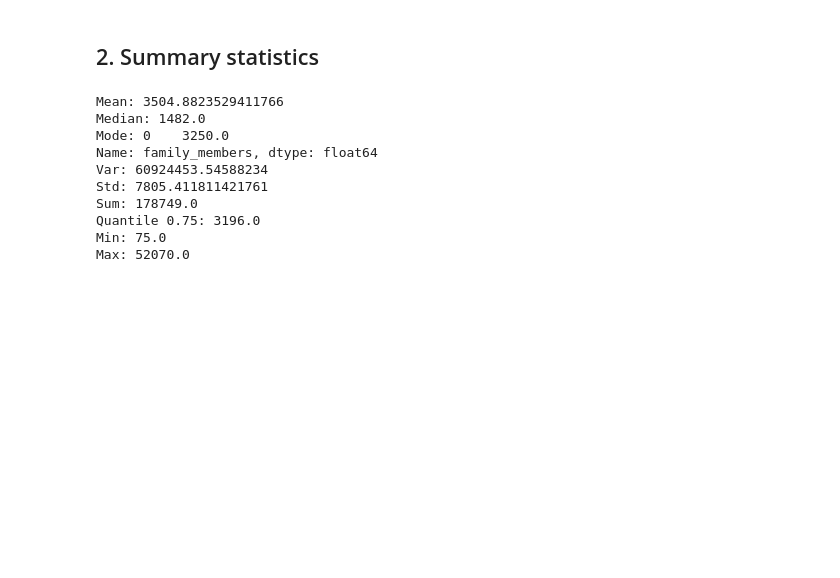
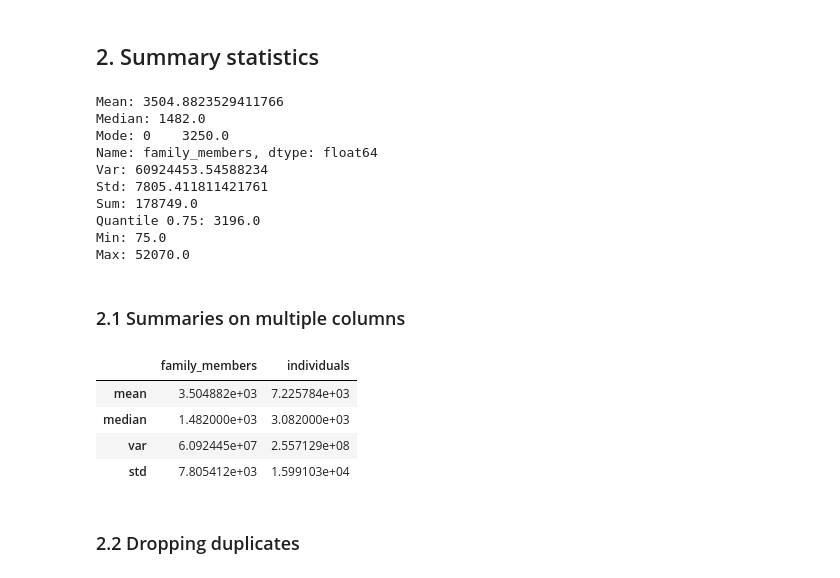
Before and after one commit to Timm26/Data_Science_Handbook, a Jupyter notebook: Data_Manipulation/Data_Manipulation_with_Pandas.ipynb, the cells around one changed output. Saved outputs shown, nothing was run; the diff lists cells and outputs as text; code cells hidden in the pictures; blank space fills up the shorter version.

Commit message:
Fixed some dataframes

```diff
--- a/Data_Manipulation/Data_Manipulation_with_Pandas.ipynb
+++ b/Data_Manipulation/Data_Manipulation_with_Pandas.ipynb
@@ -162,3 +163,15 @@ Sum: 178749.0
 Quantile 0.75: 3196.0
 Min: 75.0
 Max: 52070.0
+# %% [markdown]
+### 2.1 Summaries on multiple columns
+# %%
+df[['family_members','individuals']].agg(["mean", "median", "var", "std"])
+# %% [output]
+|  | family_members | individuals |
+| mean | 3.504882e+03 | 7.225784e+03 |
+| median | 1.482000e+03 | 3.082000e+03 |
+| var | 6.092445e+07 | 2.557129e+08 |
+| std | 7.805412e+03 | 1.599103e+04 |
+# %% [markdown]
+### 2.2 Dropping duplicates
```
Also changed, not shown: parts of 6 cells of this notebook.
